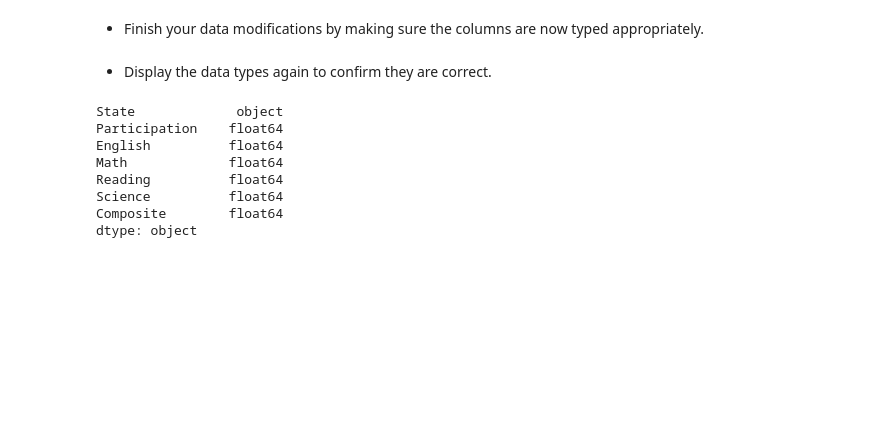
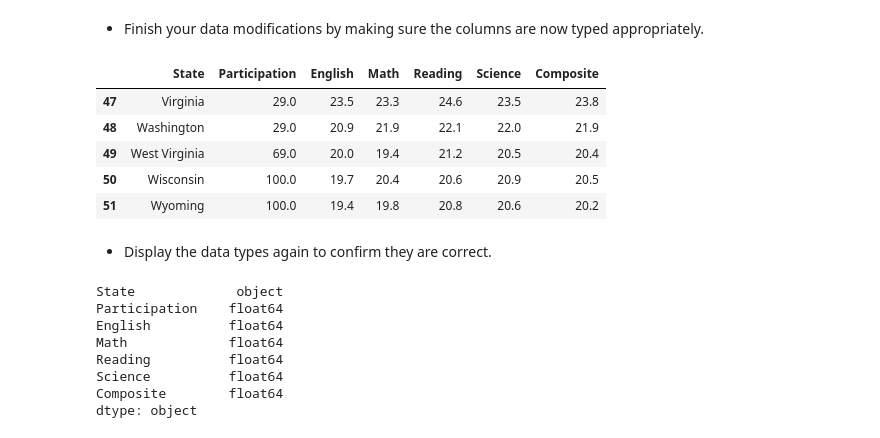
Before and after one commit to patruq/act-sat-performance, a Jupyter notebook: code/starter-code.ipynb, the cells around one changed output. Saved outputs shown, nothing was run; the diff lists cells and outputs as text; code cells hidden in the pictures; blank space fills up the shorter version.

```diff
--- a/code/starter-code.ipynb
+++ b/code/starter-code.ipynb
@@ -287,10 +314,17 @@ act_2017["Composite"] = act_2017["Composite"].apply(format_composite)
 - Finish your data modifications by making sure the columns are now typed appropriately.
 # %%
 #code
-# sat_2017.head()
-# act_2017.head()
-# sat_2017.tail()
-# act_2017.tail()
+sat_2017.head()
+act_2017.head()
+sat_2017.tail()
+act_2017.tail()
+# %% [output]
+|  | State | Participation | English | Math | Reading | Science | Composite |
+| 47 | Virginia | 29.0 | 23.5 | 23.3 | 24.6 | 23.5 | 23.8 |
+| 48 | Washington | 29.0 | 20.9 | 21.9 | 22.1 | 22.0 | 21.9 |
+| 49 | West Virginia | 69.0 | 20.0 | 19.4 | 21.2 | 20.5 | 20.4 |
+| 50 | Wisconsin | 100.0 | 19.7 | 20.4 | 20.6 | 20.9 | 20.5 |
+| 51 | Wyoming | 100.0 | 19.4 | 19.8 | 20.8 | 20.6 | 20.2 |
 # %% [markdown]
 - Display the data types again to confirm they are correct.
 # %%
```
Also changed, not shown: parts of 33 cells of this notebook, 1 other file.
